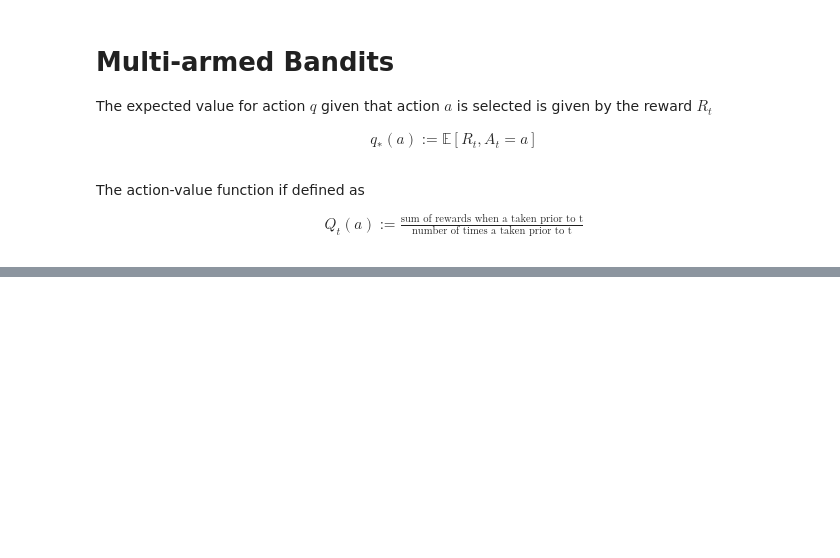
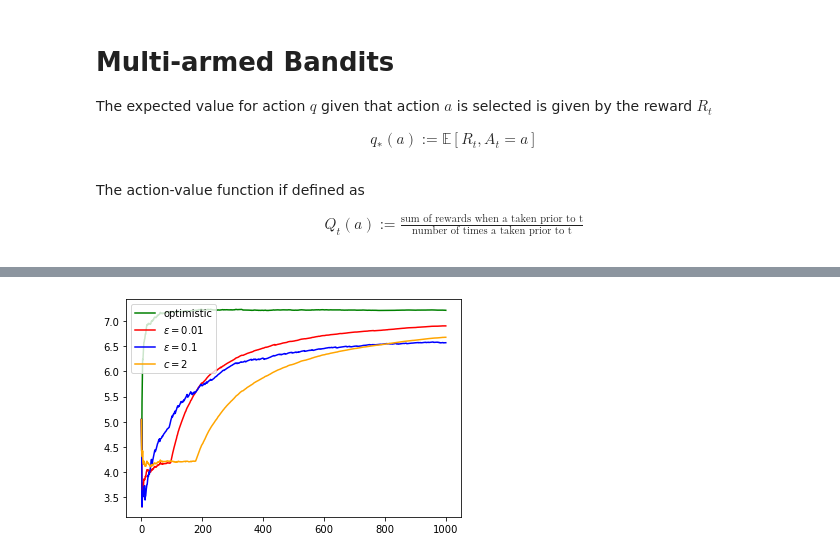
Before and after one commit to lochbrunner/reinforcement_learning, a Jupyter notebook: chapter_2/multiarmed_bandits.ipynb, the cells around one changed output, grey strips where cells are left out. Cells and saved outputs as stored; diff of their text form; code cells hidden in the pictures; blank space fills up the shorter version.

```diff
--- a/chapter_2/multiarmed_bandits.ipynb
+++ b/chapter_2/multiarmed_bandits.ipynb
@@ -135,0 +203,43 @@ plt.show()
+# %%
+class BanditActorUCB(BanditActor):
+    def __init__(self, *args, c:float, name:str=None, **kwargs):
+        super().__init__(*args, **kwargs)
+        self._c = c
+        self.name = name or f'$c = {c}$'
+        self._t = 0
+
+    def __call__(self):
+        self._t += 1
+        action = np.argmax(self.returns + self._c*np.sqrt(np.log(self._t)/ np.maximum(self._counts,1)))
+
+        timestep = self._environment.step(action)
+        self._rewards[action] += timestep.reward
+        self._counts[action] += 1
+        self._q.append(timestep.reward)
+# %%
+import matplotlib.pyplot as plt
+
+K = 10
+multi_armed_bandit = MultiArmedBandit(K)
+
+actors = {'green': OptimisticBanditActor(K, multi_armed_bandit, 0.0, name='optimistic'),
+          'red': BanditActor(K, multi_armed_bandit, 0.01),
+          'blue': BanditActor(K, multi_armed_bandit, 0.1),
+          'orange': BanditActorUCB(K, multi_armed_bandit, c=2)}
+STEPS = 1000
+x = range(STEPS)
+
+for color, actor in actors.items():
+    multi_armed_bandit.reset()
+
+    y = []
+    for _ in x:
+        actor()
+        y.append(actor.mean_reward)
+
+    plt.plot(x, y, color=color, label=actor.name)
+
+plt.legend(loc='upper left')
+plt.show()
+# %% [output]
+[figure, added]
```
Also changed, not shown: parts of 11 cells of this notebook, 1 other file.
